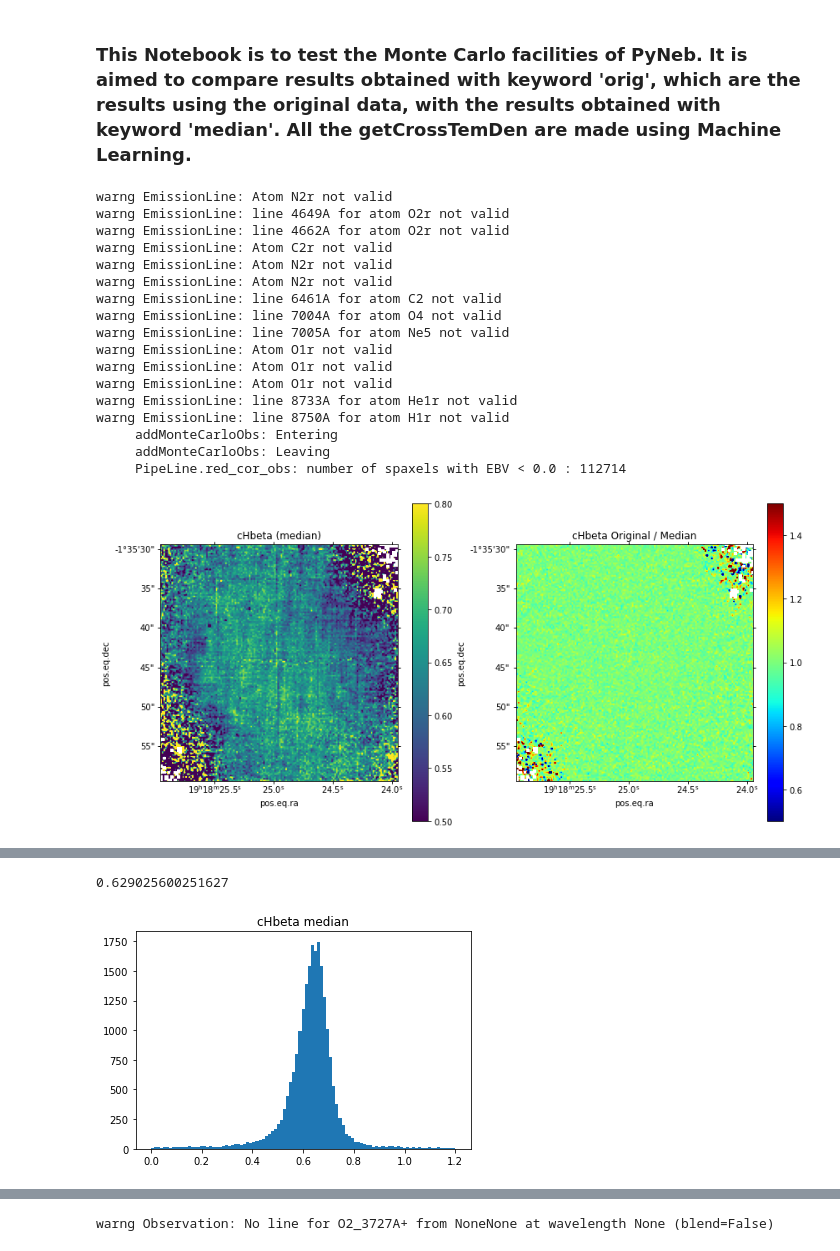
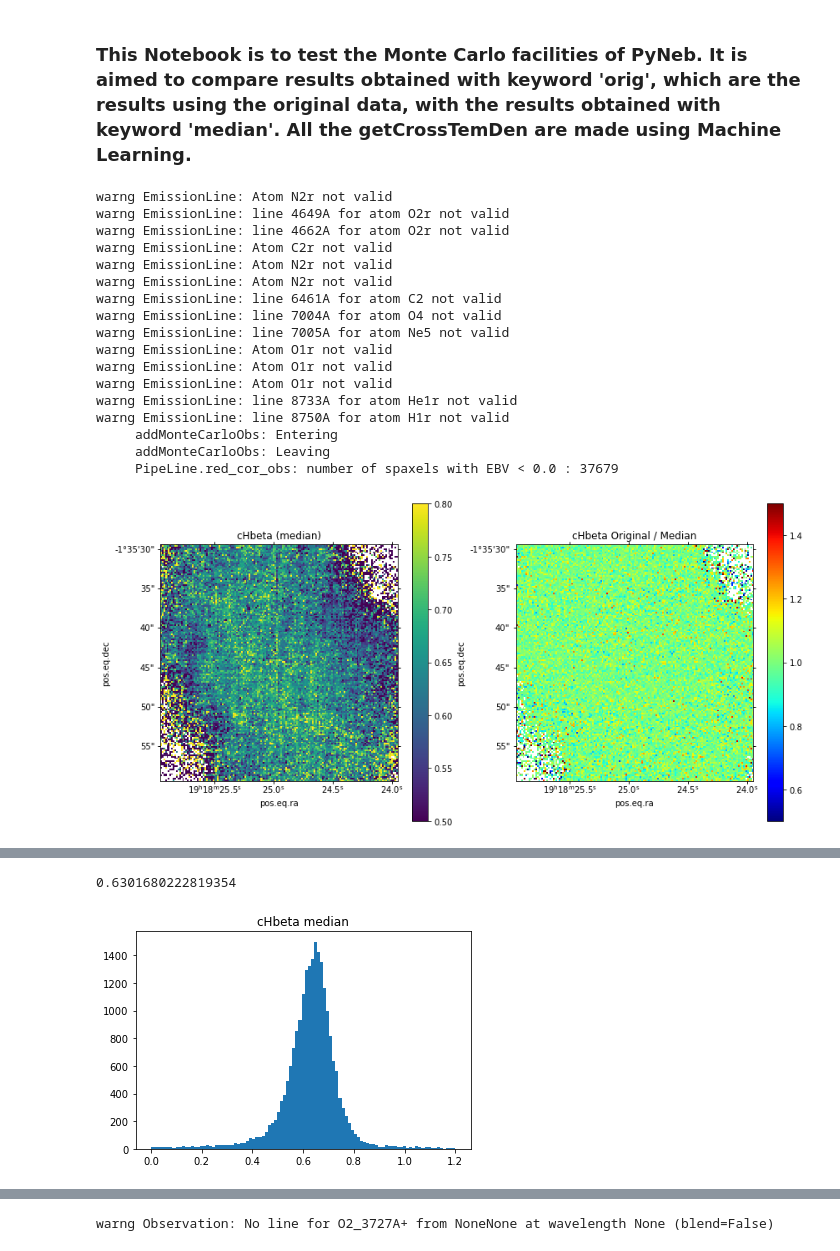
Before and after one commit to Morisset/MUSE_PNe, a Jupyter notebook: pipelineMC.ipynb, the cells around one changed output, grey strips where cells are left out. Saved outputs shown, nothing was run; the diff lists cells and outputs as text; code cells hidden in the pictures.

```diff
--- a/pipelineMC.ipynb
+++ b/pipelineMC.ipynb
@@ -10,31 +10,34 @@ import pyneb as pn
 %autoreload 1
 # %%
 pn.log_.level = 3
-PL = pipeline.PipeLine()
-PL.add_MC(150)
+PL = pipeline.PipeLine(data_dir='/Users/christophemorisset/DATA/MUSE_Jorge/hektor_fits/ngc6778_maps/ngc6778_long_maps',
+                       name = 'ngc6778')
+PL.add_MC(50)
 f, (ax1, ax2) = plt.subplots(1, 2, figsize=(14, 7), subplot_kw={'projection': PL.wcs})
-PL.red_cor_obs(EBV_min = 0., plot_=True, ax=ax1, vmin=0.5, vmax=.8, title='cHbeta (median)')
+PL.red_cor_obs(EBV_min = 0., plot_=True, ax=ax1, vmin=0.5, vmax=.8, title='cHbeta (median)',
+        label_cut=('H1r_6563A', 'H1r_4861A'), SN_cut=2.5)
 image = PL.get_image(PL.obs.extinction.cHbeta, type_='orig') / PL.get_image(PL.obs.extinction.cHbeta, type_='median')
-PL.plot(ax=ax2, image=image, vmin=0.5, vmax=1.5, cmap='jet', title='cHbeta Original / Median')
+PL.plot(ax=ax2, image=image, vmin=0.5, vmax=1.5, cmap='jet', title='cHbeta Original / Median',
+        label_cut=('H1r_6563A', 'H1r_4861A'), SN_cut=2.5)
 # %% [output]
 warng EmissionLine: Atom N2r not valid
 warng EmissionLine: line 4649A for atom O2r not valid
 warng EmissionLine: line 4662A for atom O2r not valid
 warng EmissionLine: Atom C2r not valid
 warng EmissionLine: Atom N2r not valid
 warng EmissionLine: Atom N2r not valid
 warng EmissionLine: line 6461A for atom C2 not valid
 warng EmissionLine: line 7004A for atom O4 not valid
 warng EmissionLine: line 7005A for atom Ne5 not valid
 warng EmissionLine: Atom O1r not valid
 warng EmissionLine: Atom O1r not valid
 warng EmissionLine: Atom O1r not valid
 warng EmissionLine: line 8733A for atom He1r not valid
 warng EmissionLine: line 8750A for atom H1r not valid
      addMonteCarloObs: Entering
      addMonteCarloObs: Leaving
-     PipeLine.red_cor_obs: number of spaxels with EBV < 0.0 : 112714
+     PipeLine.red_cor_obs: number of spaxels with EBV < 0.0 : 37679
-[figure, old version]
+[figure, new version]
 # %%
 PL.obs.lines
 # %% [output]
@@ -61,7 +64,7 @@ ax.hist(PL.get_image(PL.obs.extinction.cHbeta, type_='median').ravel(), bins=np.
 ax.set_title('cHbeta median')
 print(np.nanmedian(PL.obs.extinction.cHbeta));
 # %% [output]
-0.629025600251627
+0.6301680222819354
-[figure, old version]
+[figure, new version]
 # %%
 f, ((ax1, ax2), (ax3, ax4)) = plt.subplots(2, 2, figsize=(15, 15), subplot_kw={'projection': PL.wcs})
```
Also changed, not shown: parts of 7 cells of this notebook.
